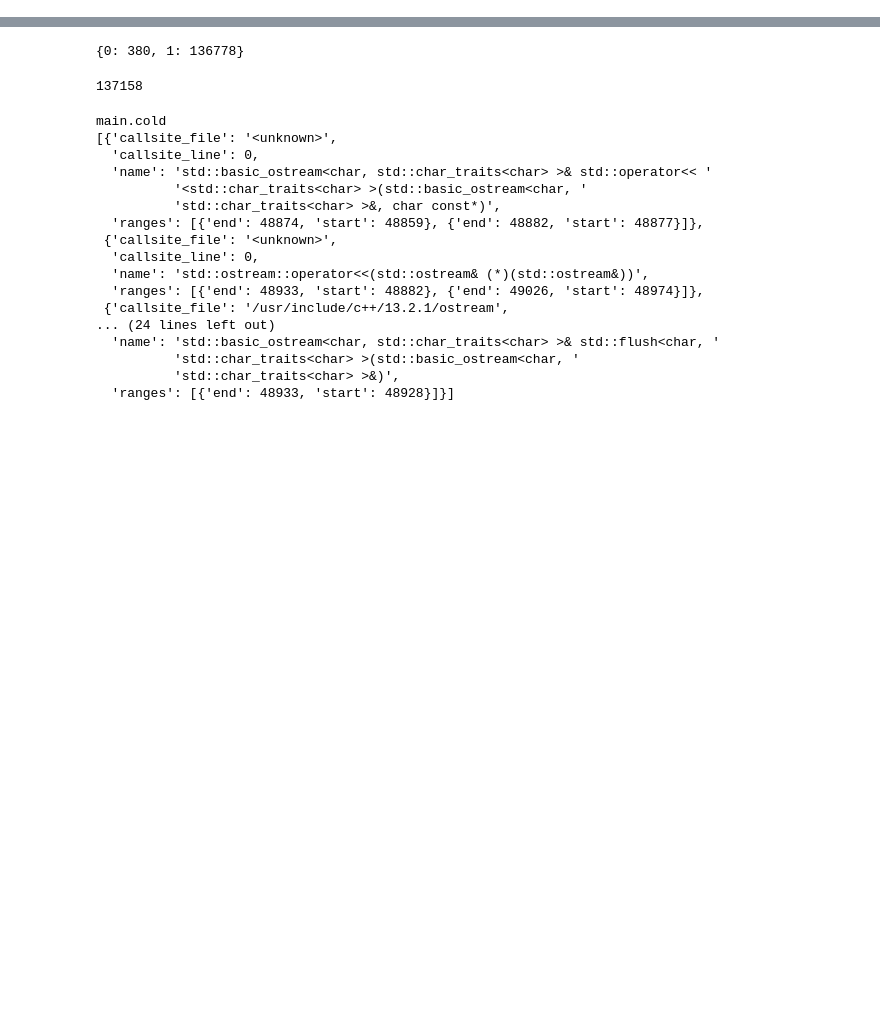
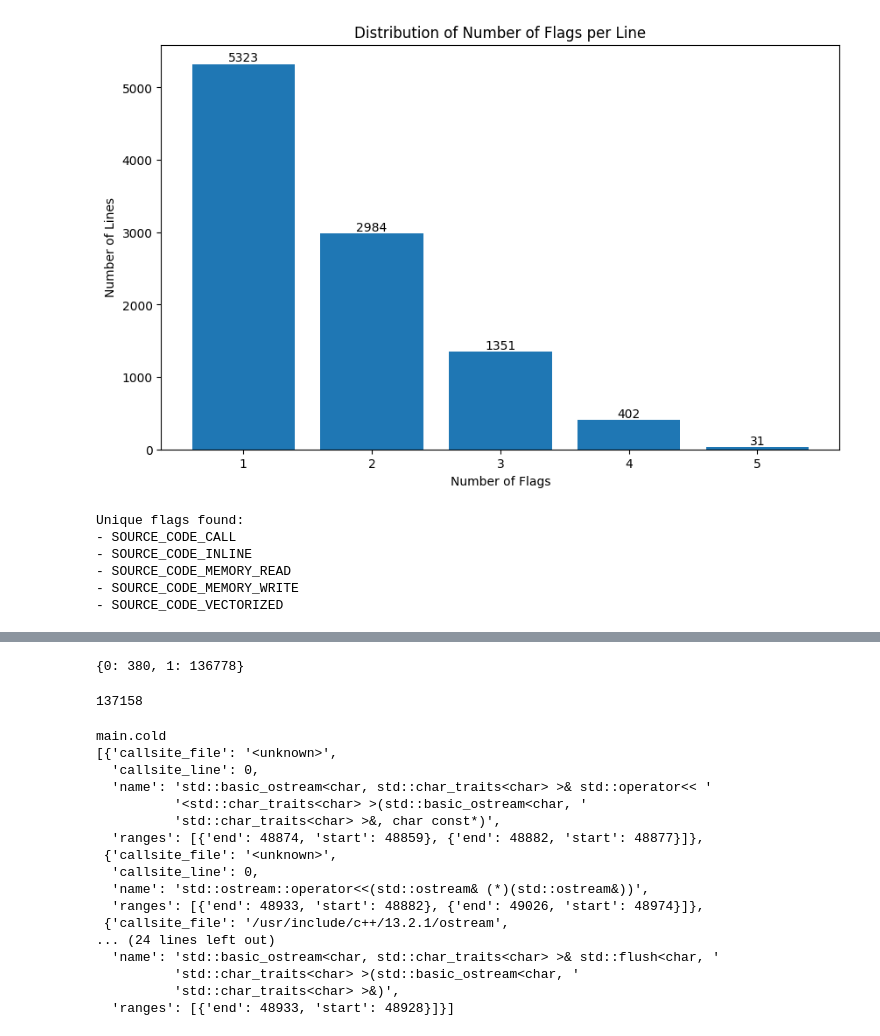
Before and after one commit to Prapti-044/dis-viz, a Jupyter notebook: analysis/main.ipynb, the cells around one changed output, grey strips where cells are left out. Saved outputs shown, nothing was run; the diff lists cells and outputs as text; code cells hidden in the pictures; blank space fills up the shorter version.

```diff
--- a/analysis/main.ipynb
+++ b/analysis/main.ipynb
@@ -72,0 +143,60 @@ KeyError: 'raja-perf-g-O3.-gcc13exe'
+# %%
+
+# Count number of flags per line
+include_zero_flags = False  # Toggle to include/exclude lines with 0 flags
+flag_counts = {}
+if include_zero_flags:
+    flag_counts[0] = 0  # Initialize count for lines with 0 flags
+
+for source_file in bin_result['source_code_info']:
+    # Add all lines to 0 flag count if enabled
+    if include_zero_flags:
+        flag_counts[0] += source_file['total_lines']
+
+    # Count lines with flags
+    for line in source_file['lines']:
+        n_flags = len(line['flags'])
+        # Decrement 0 flag count since this line has flags
+        if include_zero_flags:
+            flag_counts[0] -= 1
+        if n_flags not in flag_counts:
+            flag_counts[n_flags] = 0
+        flag_counts[n_flags] += 1
+
+# Plot distribution
+plt.figure(figsize=(10,6))
+bars = plt.bar(list(flag_counts.keys()), list(flag_counts.values()))
+
+# Add value labels above each bar
+for bar in bars:
+    height = bar.get_height()
+    plt.text(bar.get_x() + bar.get_width()/2., height,
+             f'{int(height)}',
+             ha='center', va='bottom')
+
+plt.xlabel('Number of Flags')
+plt.ylabel('Number of Lines')
+plt.title('Distribution of Number of Flags per Line')
+plt.show()
+# %% [output]
+[figure, added]
+# %%
+# Get all unique flags across all source files
+unique_flags = set()
+for source_file in bin_result['source_code_info']:
+    for line in source_file['lines']:
+        unique_flags.update(line['flags'])
+
+# Convert to sorted list for consistent ordering
+unique_flags = sorted(list(unique_flags))
+
+print("Unique flags found:")
+for flag in unique_flags:
+    print(f"- {flag}")
+# %% [output]
+Unique flags found:
+- SOURCE_CODE_CALL
+- SOURCE_CODE_INLINE
+- SOURCE_CODE_MEMORY_READ
+- SOURCE_CODE_MEMORY_WRITE
+- SOURCE_CODE_VECTORIZED
```
Also changed, not shown: parts of 10 cells of this notebook, 9 other files.
